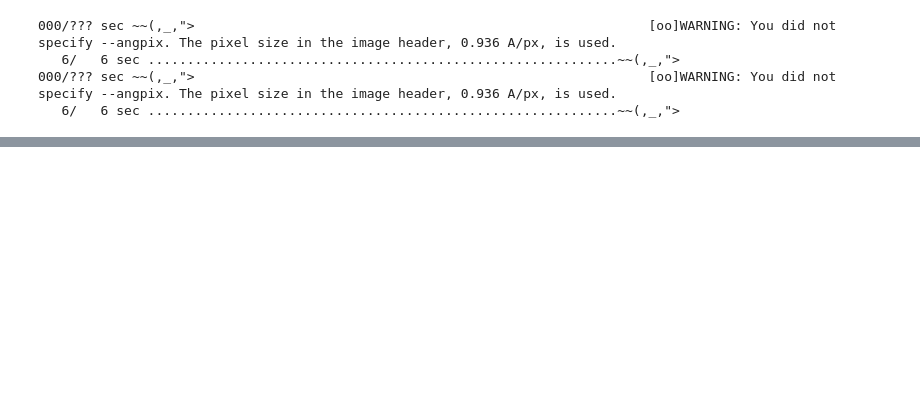
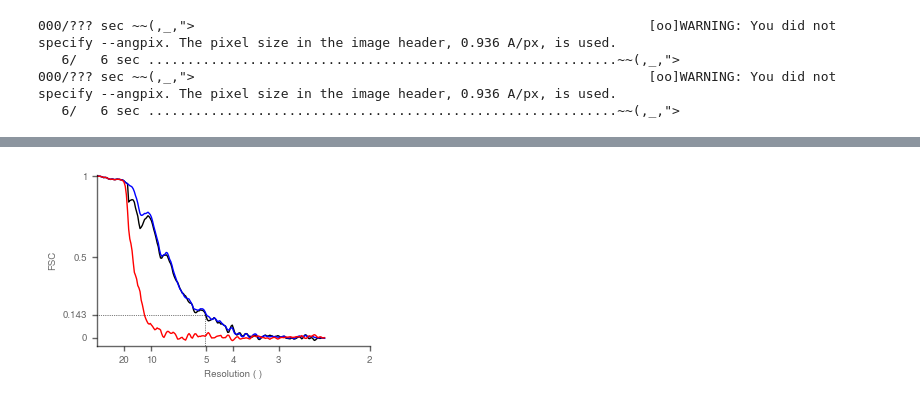
Before and after one commit to Lucaslab-Berkeley/Leopard-EM_manuscript, a Jupyter notebook: scripts/reconstruct_untreated.ipynb, the cells around one changed output, grey strips where cells are left out. Drawn from its saved outputs; the diff is of its cells as text; code cells hidden in the pictures; blank space fills up the shorter version.

```diff
--- a/scripts/reconstruct_untreated.ipynb
+++ b/scripts/reconstruct_untreated.ipynb
@@ -634,0 +638,81 @@ WARNING: You did not specify --angpix. The pixel size in the image header, 0.936
+# %%
+import pandas as pd
+import matplotlib.pyplot as plt
+from matplotlib import rcParams
+rcParams['font.family'] = 'Nimbus Sans'
+import numpy as np
+import scipy.optimize
+import scipy.stats
+import scipy as sp
+import sys
+
+shell = []
+resolution = []
+FSC_corrected = []
+FSC_unmasked = []
+FSC_masked = []
+FSC_phaserand = []
+
+
+star_file = "xe30kv_reconstructions_2/reconstruct_60S-all_postprocessed.star" #5.0 A
+
+
+final_res = 5.04455
+
+start = False
+with open(star_file, 'r') as f:
+    for line in f.readlines():
+        line2 = line.strip()
+        l=line2.split()
+        if start == True:
+            shell.append(float(l[0]))
+            resolution.append(float(l[1]))
+            FSC_corrected.append(float(l[3]))
+            FSC_unmasked.append(float(l[5]))
+            FSC_masked.append(float(l[6]))
+            FSC_phaserand.append(float(l[7]))
+            if (float(l[0]) >= 200.0):
+                start = False
+        if len(l) > 1:
+            if l[0] == "_rlnCorrectedFourierShellCorrelationPhaseRandomizedMaskedMaps":
+                start = True
+
+GS_FSC = 0.143
+mm = 1/25.4
+fig, ax = plt.subplots(figsize=(90*mm, 60*mm))
+#plt.subplots_adjust(bottom=0.1, right=0.9, top=0.9, left=0.1)
+right_side = ax.spines["right"]
+right_side.set_visible(False)
+top_side = ax.spines["top"]
+top_side.set_visible(False)
+for axis in ['left', 'bottom']:
+    ax.spines[axis].set_linewidth(1)
+    ax.spines[axis].set_color([0,0,0,0.6])
+
+ax.set_ylim(bottom=-0.05, top=1.01)
+ax.set_xlim(left=0, right=0.5)
+ax.set_xticks([1/20, 1/10, 1/5, 1/4, 1/3, 1/2])
+ax.set_xticklabels(['20', '10', '5', '4', '3', '2'])
+ax.set_yticks([0, GS_FSC, 0.5, 1])
+ax.set_yticklabels(['0', str(GS_FSC), '0.5', '1'])
+ax.tick_params(axis='both', which='major', labelsize=7, color=[0,0,0,0.6], width=1)
+ax.tick_params(axis='both', which='minor', labelsize=7, color=[0,0,0,0.6], width=1)
+plt.xticks(alpha=0.6)
+plt.yticks(alpha=0.6)
+plt.ylabel("FSC", fontsize=7.0, alpha=0.6)
+plt.xlabel("Resolution (" + u"\u212B" + ')' , fontsize=7.0, alpha=0.6)
+
+
+plt.plot([0,1/final_res],[GS_FSC,GS_FSC],':',color = 'black', linewidth =0.5)
+plt.plot([1/final_res,1/final_res],[-0.07,GS_FSC],':',color = 'black', linewidth =0.5)
+
+plt.plot(resolution, FSC_corrected, '-', color = 'k', linewidth = 1)
+plt.plot(resolution, FSC_masked, '-', color = 'b', linewidth = 1)
+plt.plot(resolution,FSC_phaserand, '-', color = 'r', linewidth = 1)
+
+
+plt.tight_layout()
+plt.savefig('xe30kv_reconstructions_2/FSC_plot_all.pdf')
+plt.show()
+# %% [output]
+[figure, added]
```
Also changed, not shown: parts of 16 cells of this notebook.
